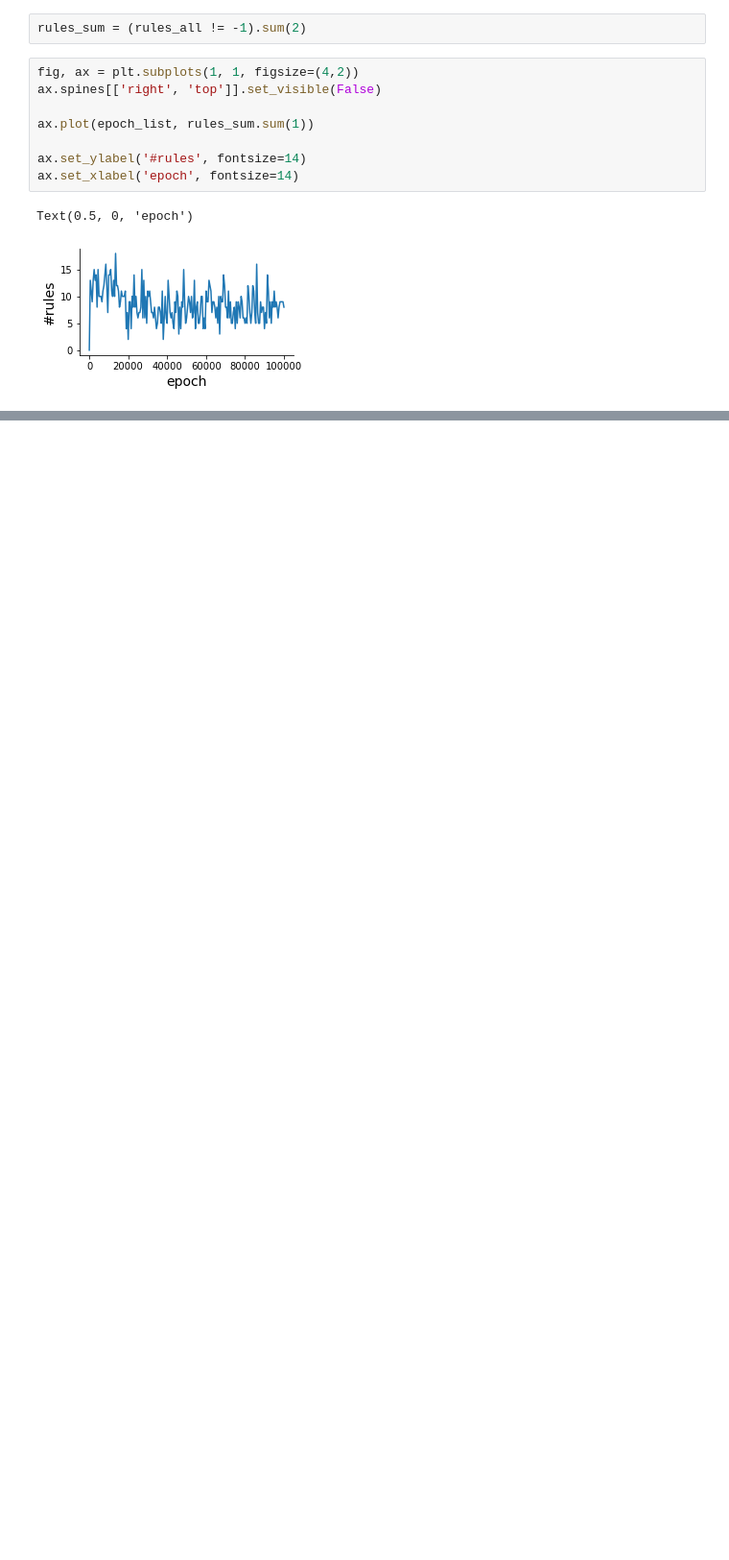
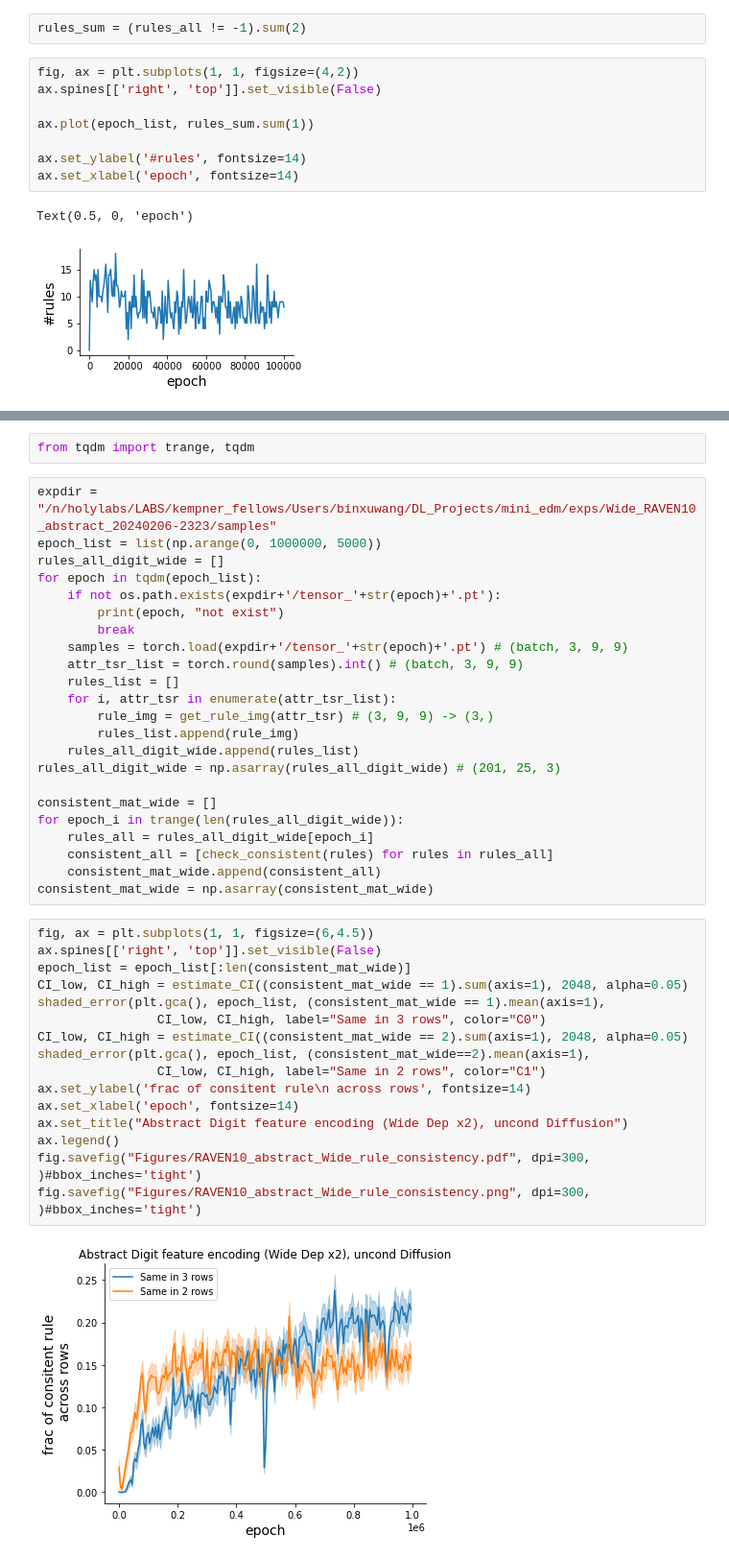
Before and after one commit to Animadversio/DiffusionReasoning, a Jupyter notebook: 20240204_01_check_generated_attributes.ipynb, the cells around one changed output, grey strips where cells are left out. Shown at 96% size. Saved outputs shown, nothing was run; the diff lists cells and outputs as text; blank space fills up the shorter version.

```diff
--- a/20240204_01_check_generated_attributes.ipynb
+++ b/20240204_01_check_generated_attributes.ipynb
@@ -192,0 +325,43 @@ Text(0.5, 0, 'epoch')
+# %%
+from tqdm import trange, tqdm
+# %%
+expdir = "/n/holylabs/LABS/kempner_fellows/Users/binxuwang/DL_Projects/mini_edm/exps/Wide_RAVEN10_abstract_20240206-2323/samples"
+epoch_list = list(np.arange(0, 1000000, 5000))
+rules_all_digit_wide = []
+for epoch in tqdm(epoch_list):
+    if not os.path.exists(expdir+'/tensor_'+str(epoch)+'.pt'):
+        print(epoch, "not exist")
+        break
+    samples = torch.load(expdir+'/tensor_'+str(epoch)+'.pt') # (batch, 3, 9, 9)
+    attr_tsr_list = torch.round(samples).int() # (batch, 3, 9, 9)
+    rules_list = []
+    for i, attr_tsr in enumerate(attr_tsr_list):
+        rule_img = get_rule_img(attr_tsr) # (3, 9, 9) -> (3,)
+        rules_list.append(rule_img)
+    rules_all_digit_wide.append(rules_list)
+rules_all_digit_wide = np.asarray(rules_all_digit_wide) # (201, 25, 3)
+
+consistent_mat_wide = []
+for epoch_i in trange(len(rules_all_digit_wide)):
+    rules_all = rules_all_digit_wide[epoch_i]
+    consistent_all = [check_consistent(rules) for rules in rules_all]
+    consistent_mat_wide.append(consistent_all)
+consistent_mat_wide = np.asarray(consistent_mat_wide)
+# %%
+fig, ax = plt.subplots(1, 1, figsize=(6,4.5))
+ax.spines[['right', 'top']].set_visible(False)
+epoch_list = epoch_list[:len(consistent_mat_wide)]
+CI_low, CI_high = estimate_CI((consistent_mat_wide == 1).sum(axis=1), 2048, alpha=0.05)
+shaded_error(plt.gca(), epoch_list, (consistent_mat_wide == 1).mean(axis=1),
+                CI_low, CI_high, label="Same in 3 rows", color="C0")
+CI_low, CI_high = estimate_CI((consistent_mat_wide == 2).sum(axis=1), 2048, alpha=0.05)
+shaded_error(plt.gca(), epoch_list, (consistent_mat_wide==2).mean(axis=1),
+                CI_low, CI_high, label="Same in 2 rows", color="C1")
+ax.set_ylabel('frac of consitent rule\n across rows', fontsize=14)
+ax.set_xlabel('epoch', fontsize=14)
+ax.set_title("Abstract Digit feature encoding (Wide Dep x2), uncond Diffusion")
+ax.legend()
+fig.savefig("Figures/RAVEN10_abstract_Wide_rule_consistency.pdf", dpi=300, )#bbox_inches='tight')
+fig.savefig("Figures/RAVEN10_abstract_Wide_rule_consistency.png", dpi=300, )#bbox_inches='tight')
+# %% [output]
+[figure, added]
```
Also changed, not shown: parts of 37 cells of this notebook, 1 other file.
